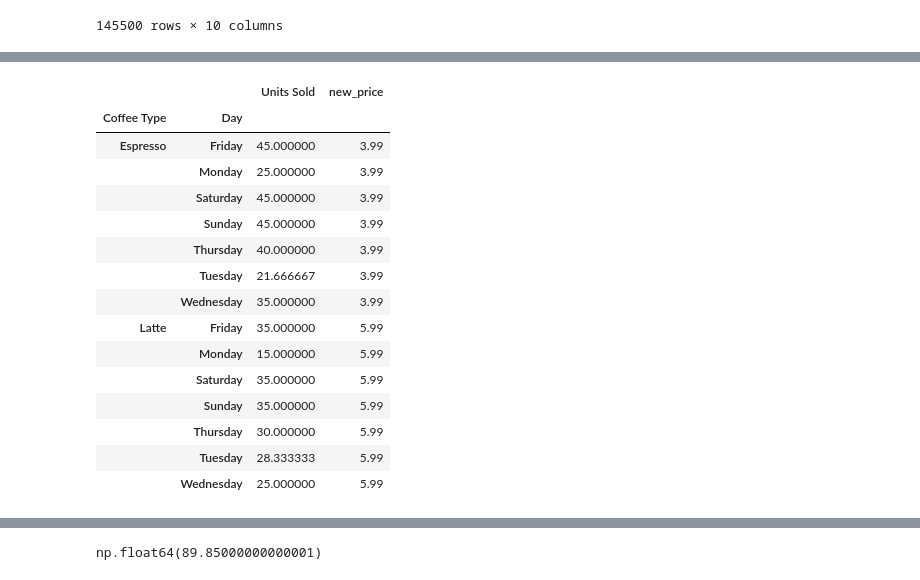
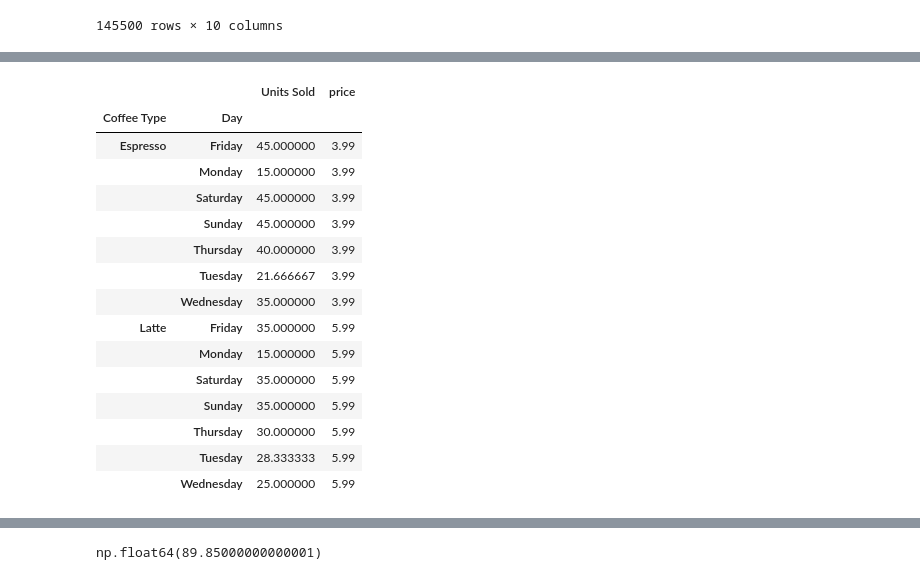
Before and after one commit to Ardaferad35/self-exercise-pandas, a Jupyter notebook: pandas-practice.ipynb, the cells around one changed output, grey strips where cells are left out. Saved outputs shown, nothing was run; the diff lists cells and outputs as text; code cells hidden in the pictures.

```diff
--- a/self-exercise-pandas.ipynb
+++ b/pandas-practice.ipynb
@@ -1070,13 +1072,13 @@ coffee
 # %%
 coffee.groupby(['Coffee Type', 'Day']).agg({
     'Units Sold': 'sum',
-    'new_price': 'mean'
+    'price': 'mean'
 })
 # %% [output]
-|  |  | Units Sold | new_price |
+|  |  | Units Sold | price |
 | Coffee Type | Day |  |  |
 | Espresso | Friday | 45.000000 | 3.99 |
-|  | Monday | 25.000000 | 3.99 |
+|  | Monday | 15.000000 | 3.99 |
 |  | Saturday | 45.000000 | 3.99 |
 |  | Sunday | 45.000000 | 3.99 |
 |  | Thursday | 40.000000 | 3.99 |
```
Also changed, not shown: parts of 37 cells of this notebook, 1 other file.
